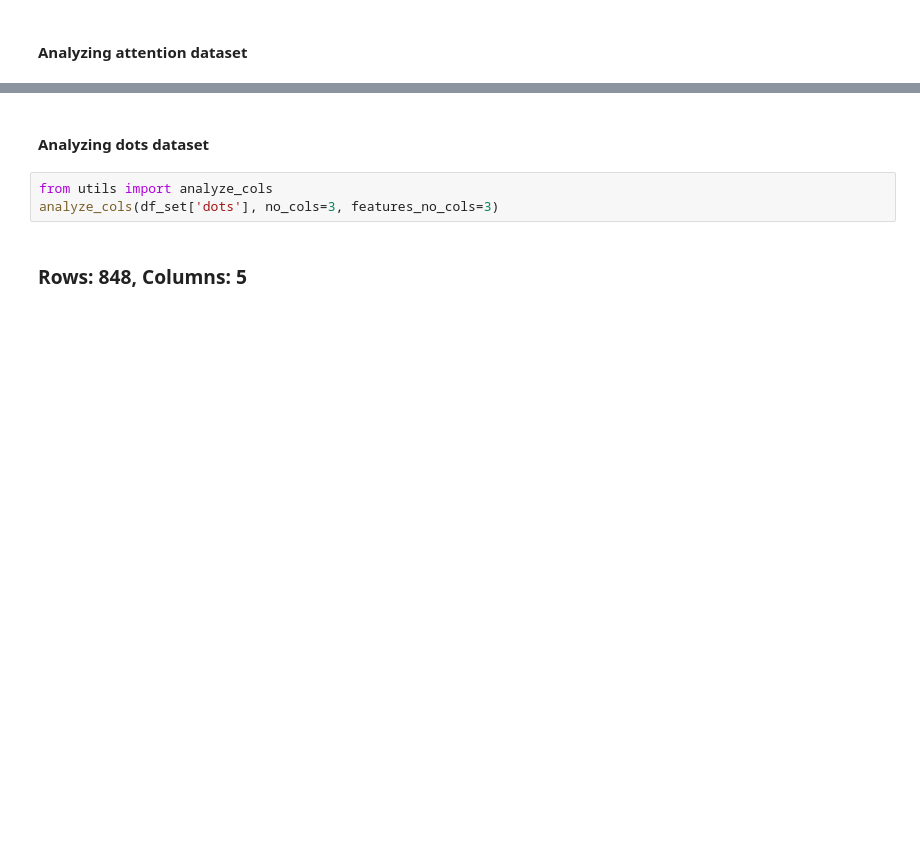
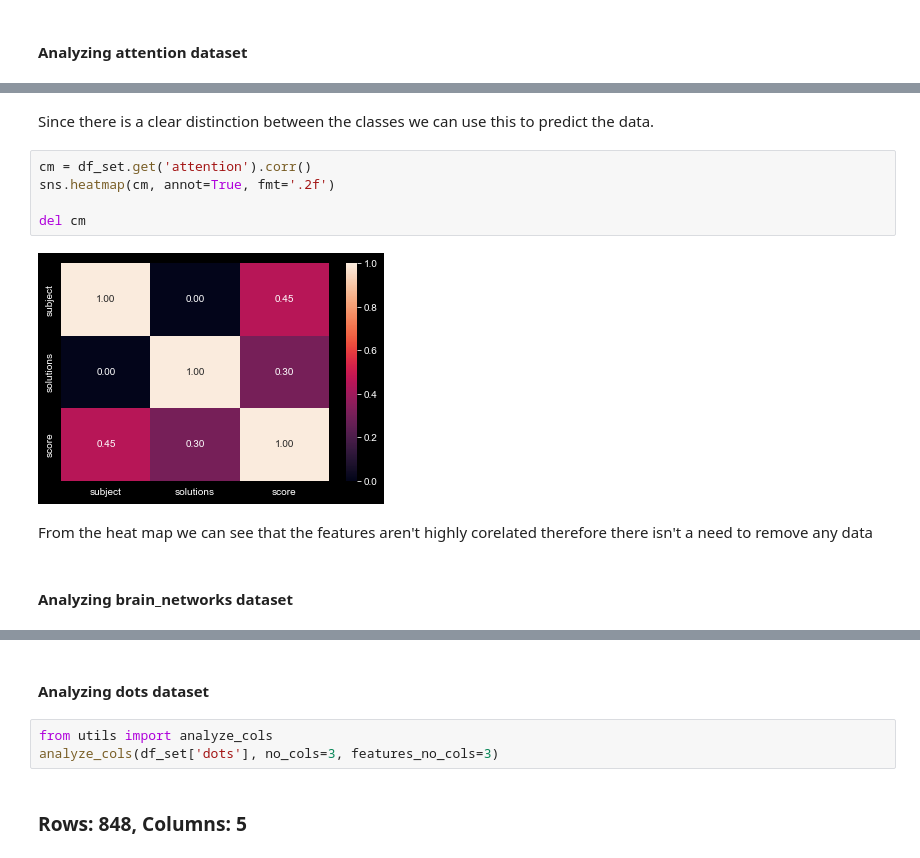
Before and after one commit to Sarath191181208/ML-AI-DataScience, a Jupyter notebook: Understanding Models/main.ipynb, the cells around one changed output, grey strips where cells are left out. Cells and saved outputs as stored; diff of their text form; blank space fills up the shorter version.

```diff
--- a/Understanding Models/main.ipynb
+++ b/Understanding Models/main.ipynb
@@ -311,0 +274,13 @@ attention
+# %% [markdown]
+Since there is a clear distinction between the classes we can use this to predict the data.
+# %%
+cm = df_set.get('attention').corr()
+sns.heatmap(cm, annot=True, fmt='.2f')
+
+del cm
+# %% [output]
+[figure, added]
+# %% [markdown]
+From the heat map we can see that the features aren't highly corelated therefore there isn't a need to remove any data
+# %% [markdown]
+#### Analyzing brain_networks dataset
```
Also changed, not shown: parts of 27 cells of this notebook, 2 other files.
